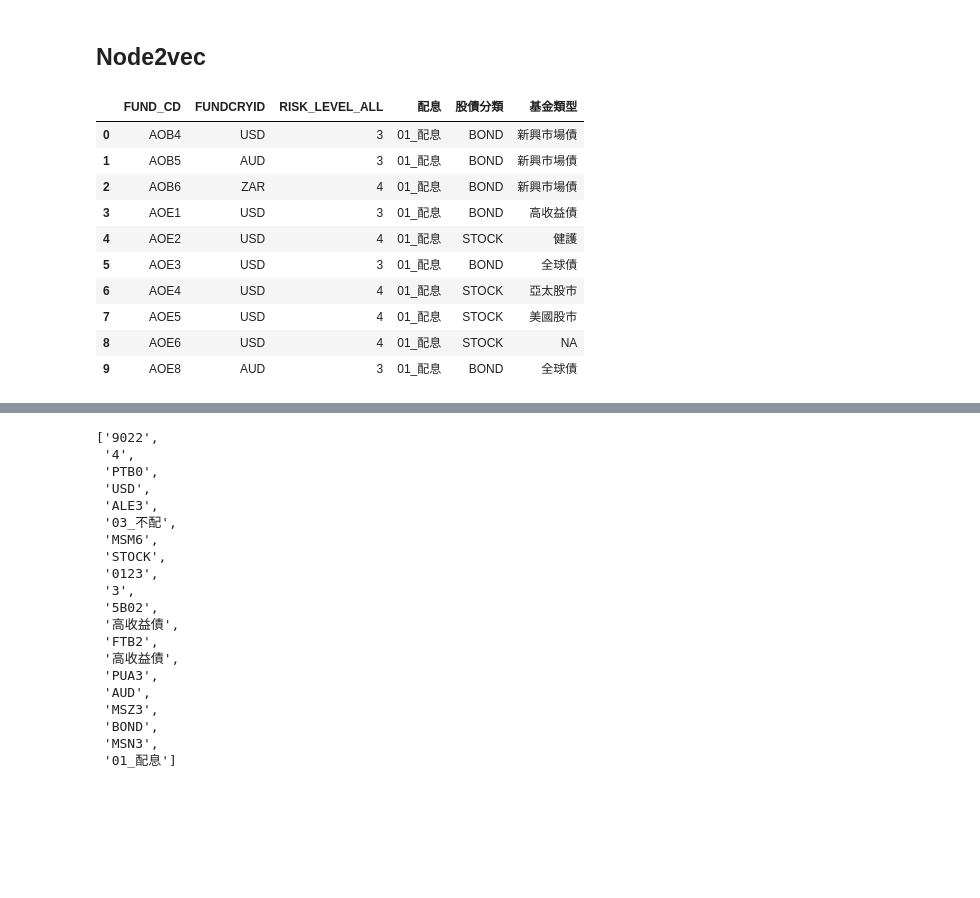
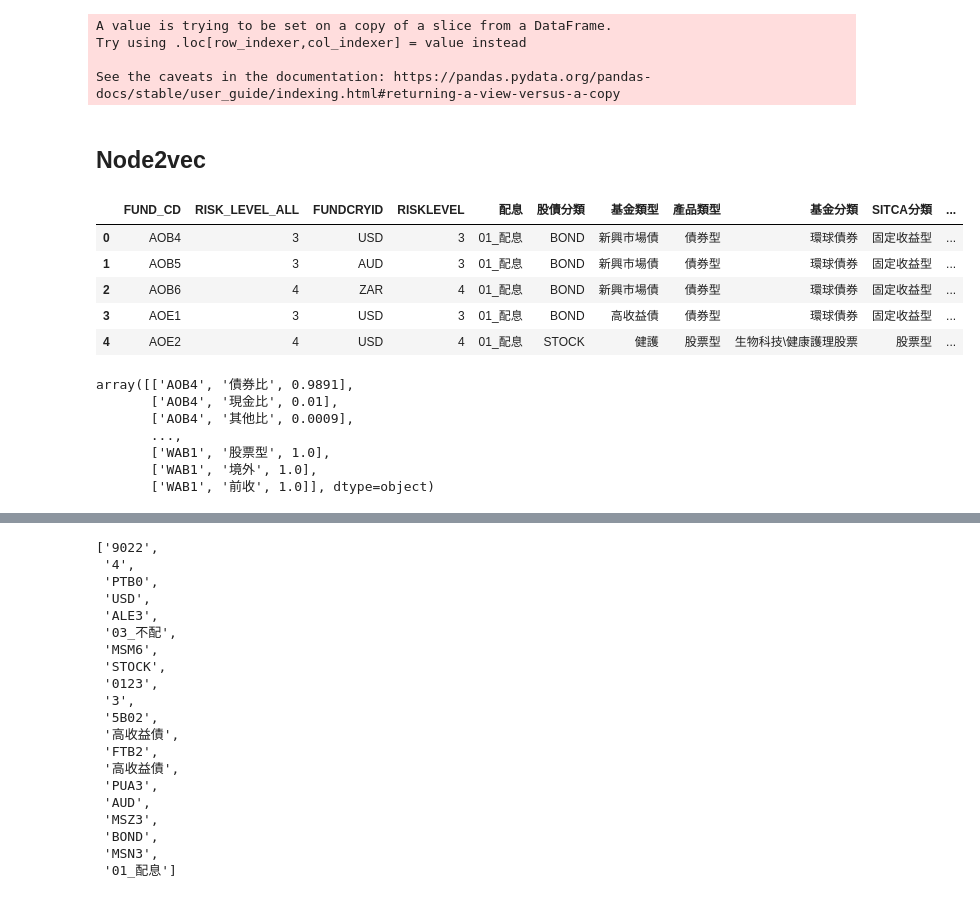
Before and after one commit to alexlautw9527/for_notebook, a Jupyter notebook: Fund2vec.ipynb, the cells around one changed output, grey strips where cells are left out. Cells and saved outputs as stored; diff of their text form; code cells hidden in the pictures; blank space fills up the shorter version.

```diff
--- a/Fund2vec.ipynb
+++ b/Fund2vec.ipynb
@@ -26,7 +28,12 @@ fund_code_df = fund_code_df[['產品代碼', '基金名稱', 'ISIN Code']]
 fund_df = pd.read_csv('/content/drive/MyDrive/05_OTHER_DATA/fund_desc.csv', encoding='CP950')
 fund_df['CNAME_short'] = fund_df['CNAME'].str.replace('\（[^（）]*\）', '', regex=True)
 # %%
-fund_df = fund_df[fund_df['RISK_LEVEL_ALL']!=0][['FUND_CD','CNAME','CNAME_short','FUNDCRYID', 'RISK_LEVEL_ALL','配息', '股債分類','基金類型']]
+fund_df = fund_df[fund_df['RISK_LEVEL_ALL']!=0]
 fund_df['基金類型'] = fund_df['基金類型'].fillna('NA')
+# %% [output]
+A value is trying to be set on a copy of a slice from a DataFrame.
+Try using .loc[row_indexer,col_indexer] = value instead
+
+See the caveats in the documentation: https://pandas.pydata.org/pandas-docs/stable/user_guide/indexing.html#returning-a-view-versus-a-copy
 # %%
 fund_df = fund_df.astype(str)
@@ -33,16 +114,18 @@ fund_df = fund_df.astype(str)
+# %%
+fund_df = fund_df.replace('nan', np.nan)
+# %%
+fund_df = fund_df[fund_df['風屬']!='nan'][need_lsit]
+# %%
+fund_df[weight_list] = fund_df[weight_list].astype(float).fillna(0)
+fund_df[weight_list] = fund_df[weight_list]/100
 # %% [markdown]
 ## Node2vec
-# %%
-fund_df[['FUND_CD', 'FUNDCRYID', 'RISK_LEVEL_ALL', '配息','股債分類', '基金類型']].head(10)
-# %% [output]
-|  | FUND_CD | FUNDCRYID | RISK_LEVEL_ALL | 配息 | 股債分類 | 基金類型 |
-| 0 | AOB4 | USD | 3 | 01_配息 | BOND | 新興市場債 |
-| 1 | AOB5 | AUD | 3 | 01_配息 | BOND | 新興市場債 |
-| 2 | AOB6 | ZAR | 4 | 01_配息 | BOND | 新興市場債 |
-| 3 | AOE1 | USD | 3 | 01_配息 | BOND | 高收益債 |
-| 4 | AOE2 | USD | 4 | 01_配息 | STOCK | 健護 |
-| 5 | AOE3 | USD | 3 | 01_配息 | BOND | 全球債 |
-| 6 | AOE4 | USD | 4 | 01_配息 | STOCK | 亞太股市 |
-| 7 | AOE5 | USD | 4 | 01_配息 | STOCK | 美國股市 |
-| 8 | AOE6 | USD | 4 | 01_配息 | STOCK | NA |
-| 9 | AOE8 | AUD | 3 | 01_配息 | BOND | 全球債 |
+# %%
+fund_df[all_list].head()
+# %% [output]
+|  | FUND_CD | RISK_LEVEL_ALL | FUNDCRYID | RISKLEVEL | 配息 | 股債分類 | 基金類型 | 產品類型 | 基金分類 | SITCA分類 | ... |
+| 0 | AOB4 | 3 | USD | 3 | 01_配息 | BOND | 新興市場債 | 債券型 | 環球債券 | 固定收益型 | ... |
+| 1 | AOB5 | 3 | AUD | 3 | 01_配息 | BOND | 新興市場債 | 債券型 | 環球債券 | 固定收益型 | ... |
+| 2 | AOB6 | 4 | ZAR | 4 | 01_配息 | BOND | 新興市場債 | 債券型 | 環球債券 | 固定收益型 | ... |
+| 3 | AOE1 | 3 | USD | 3 | 01_配息 | BOND | 高收益債 | 債券型 | 環球債券 | 固定收益型 | ... |
+| 4 | AOE2 | 4 | USD | 4 | 01_配息 | STOCK | 健護 | 股票型 | 生物科技\健康護理股票 | 股票型 | ... |
@@ -62,2 +144,12 @@ fund_edge = fund_edge.index.tolist()
+# %%
+fund_edge.reset_index().values
+# %% [output]
+array([['AOB4', '債券比', 0.9891],
+       ['AOB4', '現金比', 0.01],
+       ['AOB4', '其他比', 0.0009],
+       ...,
+       ['WAB1', '股票型', 1.0],
+       ['WAB1', '境外', 1.0],
+       ['WAB1', '前收', 1.0]], dtype=object)
 # %%
 G = nx.Graph(fund_edge)
```
Also changed, not shown: parts of 6 cells of this notebook.
